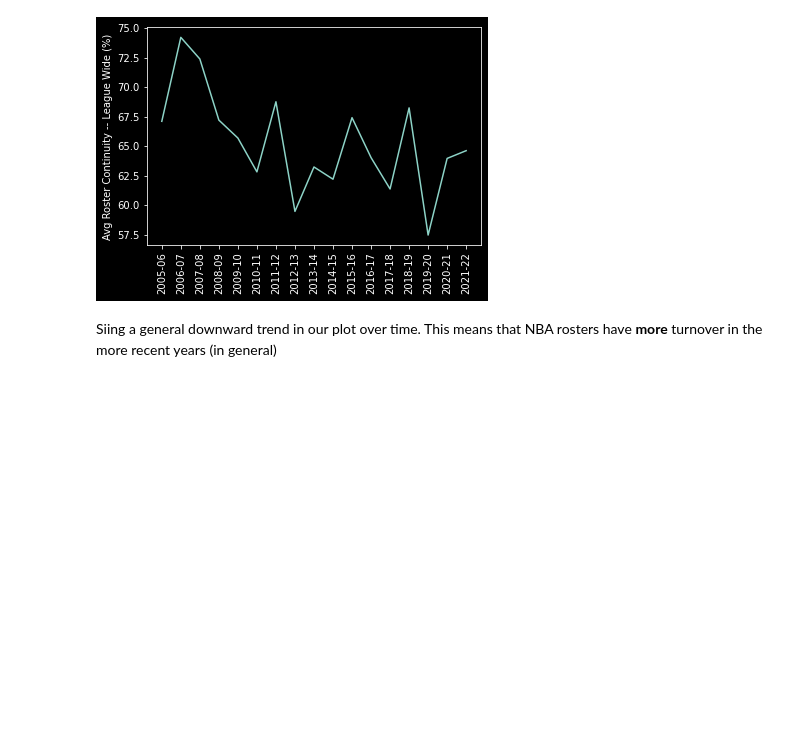
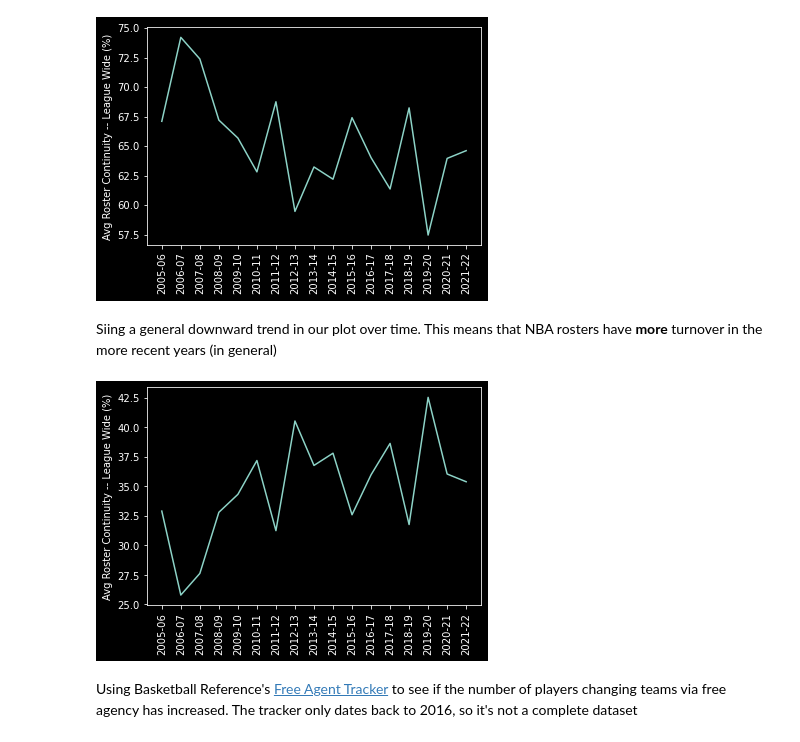
Before and after one commit to andrewbowen19/nbaGreatResignation, a Jupyter notebook: player-mobility.ipynb, the cells around one changed output. Cells and saved outputs as stored; diff of their text form; code cells hidden in the pictures; blank space fills up the shorter version.

Commit message:
Add free agency calculation/plot

```diff
--- a/player-mobility.ipynb
+++ b/player-mobility.ipynb
@@ -64,3 +64,18 @@ f.savefig(os.path.join(".", "img", "nba_roster_continuity_avg.pdf"))
 [figure]
 # %% [markdown]
 Siing a general downward trend in our plot over time. This means that NBA rosters have **more** turnover in the more recent years (in general)
+# %%
+# Checking out roster turnover (1 - continuity rate)
+turover = 100 - season_avgs
+
+# Plotting avg roster continuity by season
+f, ax = plt.subplots()
+ax.plot(turnover.index, turnover)
+ax.set_xticklabels(labels=turnover.index, rotation=90)
+ax.set_ylabel("Avg Roster Continuity -- League Wide (%)")
+
+f.savefig(os.path.join(".", "img", "nba_roster_continuity_avg.pdf"))
+# %% [output]
+[figure, added]
+# %% [markdown]
+Using Basketball Reference's [Free Agent Tracker](https://www.basketball-reference.com/friv/free_agents.cgi?year=2016) to see if the number of players changing teams via free agency has increased. The tracker only dates back to 2016, so it's not a complete dataset
```
Also changed, not shown: parts of 5 cells of this notebook, 3 other files.
